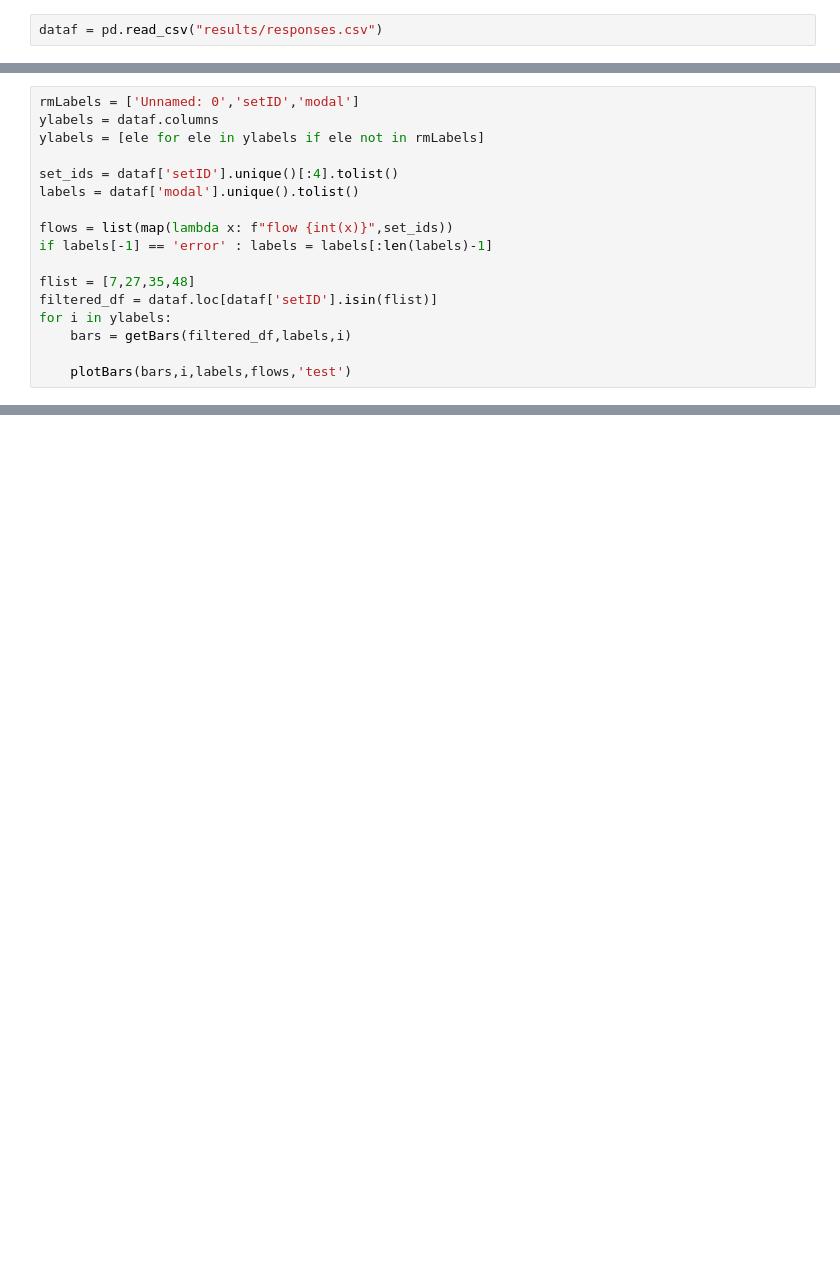
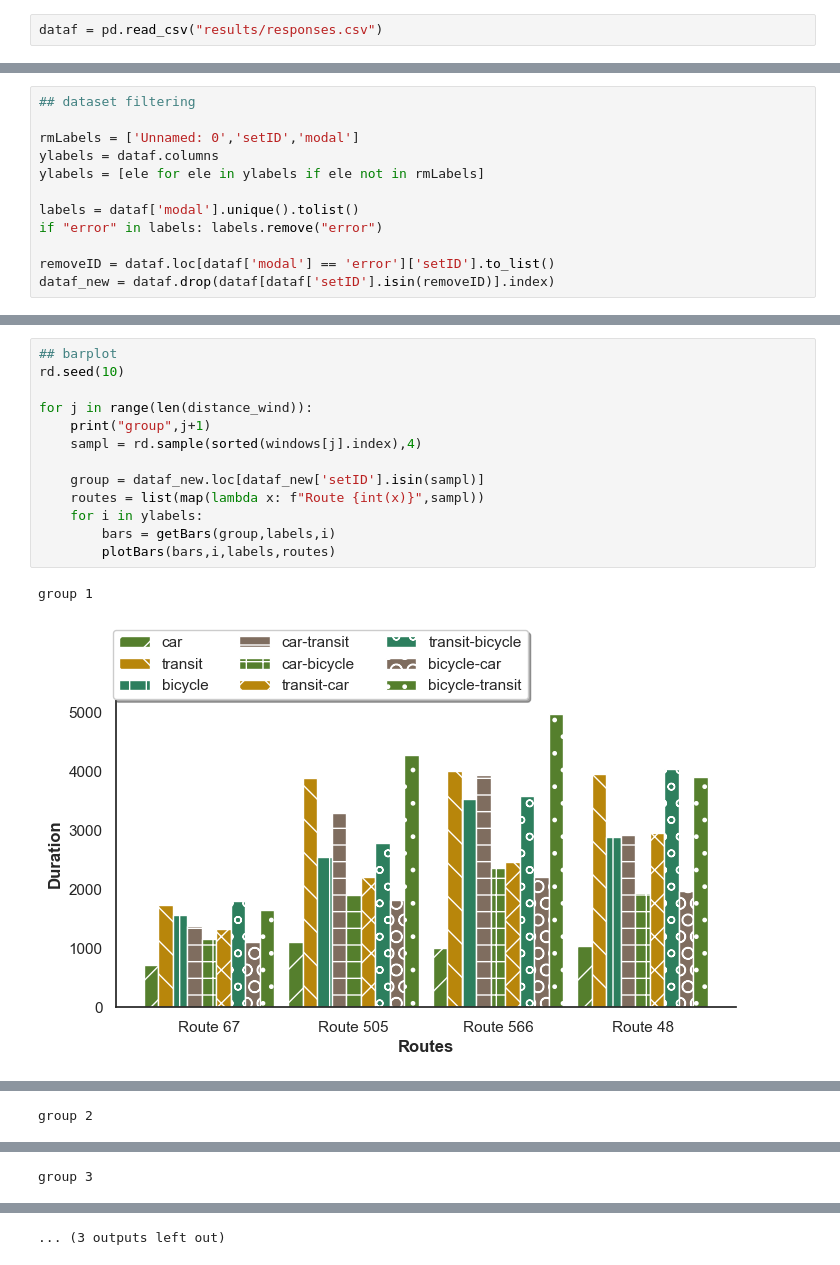
Before and after one commit to CamiloHMS/london_routing, a Jupyter notebook: responses_plot.ipynb, the cells around one changed output, grey strips where cells are left out. Drawn from its saved outputs; the diff is of its cells as text; blank space fills up the shorter version.

```diff
--- a/responses_plot.ipynb
+++ b/responses_plot.ipynb
@@ -54,17 +60,12 @@ def plotBoxPlots(df, ylabel, title, fname):
 # %%
+## dataset filtering
+
 rmLabels = ['Unnamed: 0','setID','modal']
 ylabels = dataf.columns
 ylabels = [ele for ele in ylabels if ele not in rmLabels]
 
-set_ids = dataf['setID'].unique()[:4].tolist()
 labels = dataf['modal'].unique().tolist()
+if "error" in labels: labels.remove("error")
 
-flows = list(map(lambda x: f"flow {int(x)}",set_ids))
-if labels[-1] == 'error' : labels = labels[:len(labels)-1]
-
-flist = [7,27,35,48]
-filtered_df = dataf.loc[dataf['setID'].isin(flist)]
-for i in ylabels:
-    bars = getBars(filtered_df,labels,i)
-
-    plotBars(bars,i,labels,flows,'test')
+removeID = dataf.loc[dataf['modal'] == 'error']['setID'].to_list()
+dataf_new = dataf.drop(dataf[dataf['setID'].isin(removeID)].index)
@@ -79,0 +87,16 @@ for i in ylabels:
+# %%
+## barplot
+rd.seed(10)
+
+for j in range(len(distance_wind)):
+    print("group",j+1)
+    sampl = rd.sample(sorted(windows[j].index),4)
+
+    group = dataf_new.loc[dataf_new['setID'].isin(sampl)]
+    routes = list(map(lambda x: f"Route {int(x)}",sampl))
+    for i in ylabels:
+        bars = getBars(group,labels,i)
+        plotBars(bars,i,labels,routes)
+# %% [output]
+group 1
+[figure, added]
@@ -79,0 +106 @@ for i in ylabels:
+group 2
@@ -79,0 +111 @@ for i in ylabels:
+group 3
@@ -80 +113,2 @@ for i in ylabels:
+... (3 outputs left out)
 # %%
```
Also changed, not shown: parts of 7 cells of this notebook.
